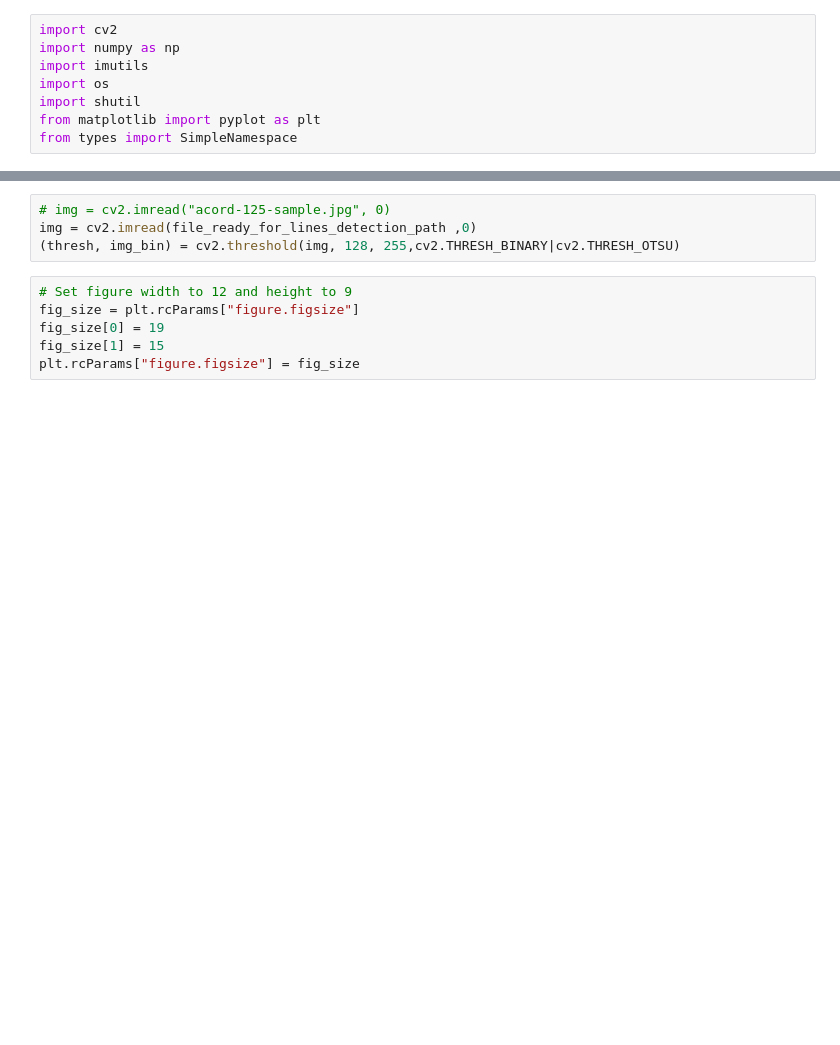
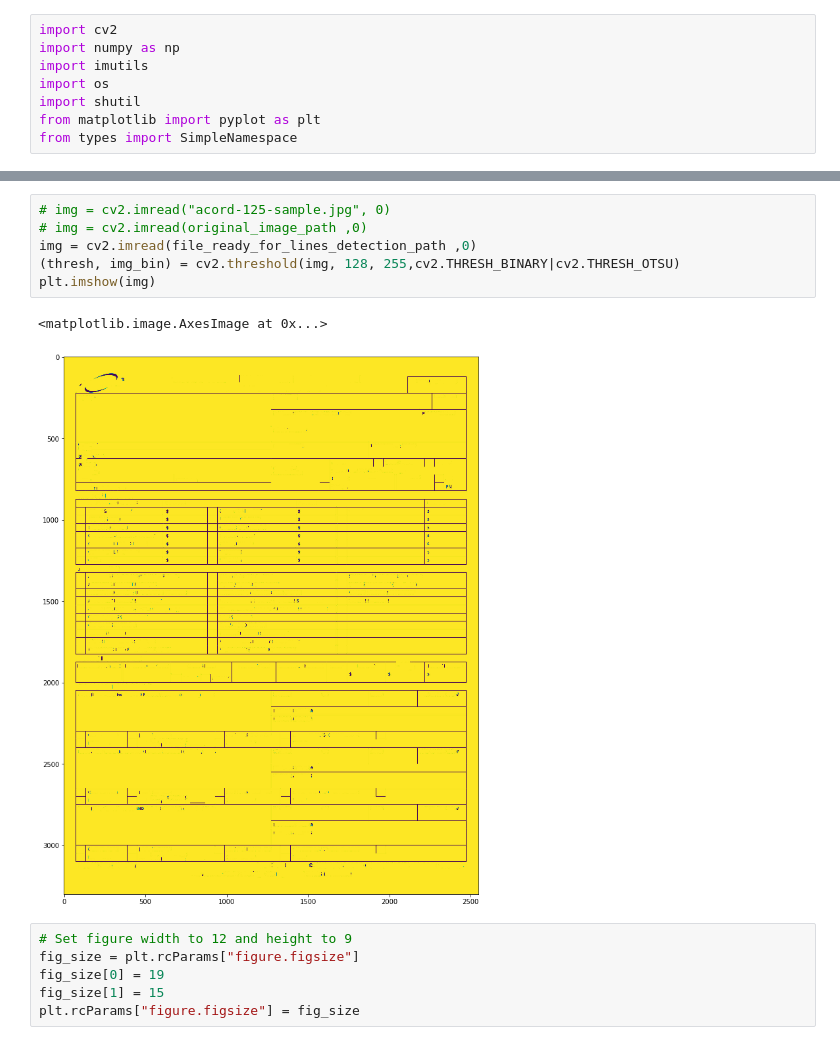
Before and after one commit to maheshmadhusudanan/EAST, a Jupyter notebook: cv2-threshold-line-box-detection-known-structured.ipynb, the cells around one changed output, grey strips where cells are left out. Drawn from its saved outputs; the diff is of its cells as text; blank space fills up the shorter version.

```diff
--- a/cv2-threshold-line-box-detection-known-structured.ipynb
+++ b/cv2-threshold-line-box-detection-known-structured.ipynb
@@ -34,7 +77,12 @@ file_ready_for_line_detection_path = /mnt/c/Users/mahesh.m/Documents/ProjPyWorks
 # %%
 # img = cv2.imread("acord-125-sample.jpg", 0)
+# img = cv2.imread(original_image_path ,0)
 img = cv2.imread(file_ready_for_lines_detection_path ,0)
 (thresh, img_bin) = cv2.threshold(img, 128, 255,cv2.THRESH_BINARY|cv2.THRESH_OTSU)
+plt.imshow(img)
+# %% [output]
+<matplotlib.image.AxesImage at 0x...>
+[figure, added]
 # %%
 # Set figure width to 12 and height to 9
 fig_size = plt.rcParams["figure.figsize"]
```
Also changed, not shown: parts of 10 cells of this notebook, 5 other files.
